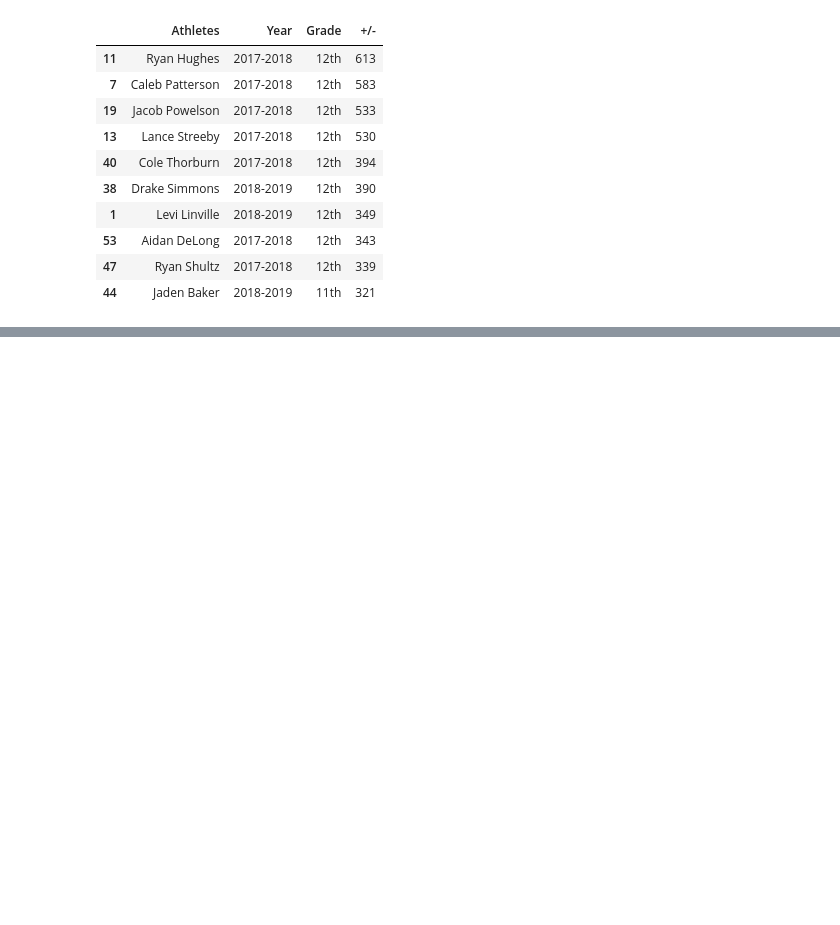
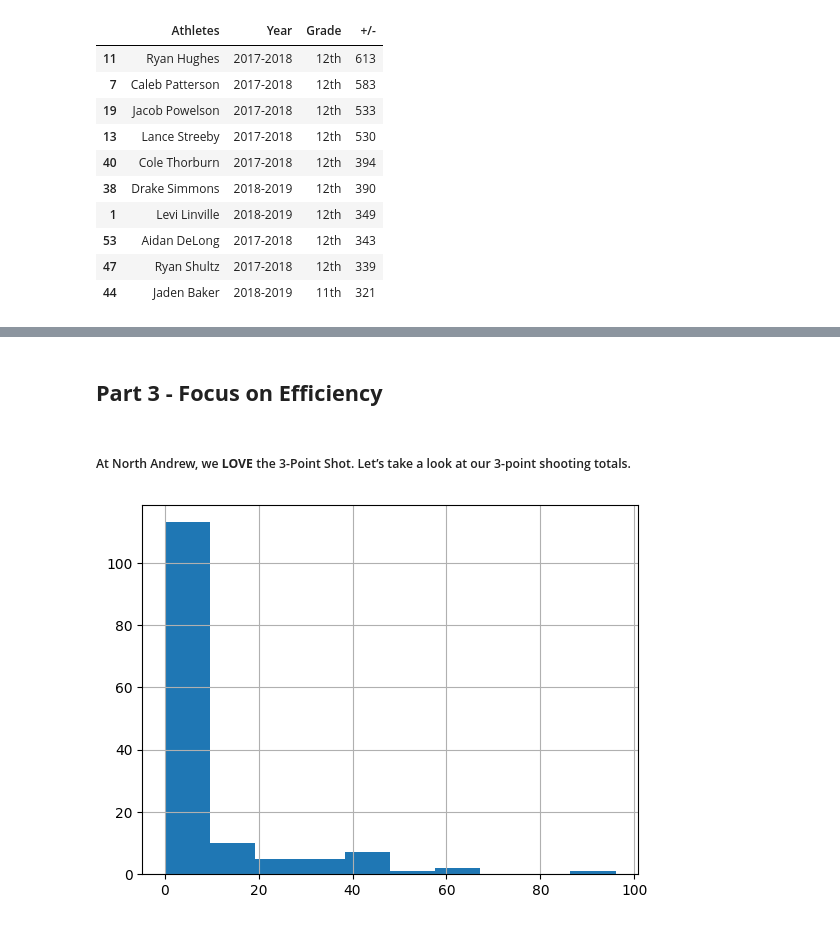
Before and after one commit to WadeBryson/datafun-06-projects, a Jupyter notebook: WadeBryson_Task3_NA_Basketball.ipynb, the cells around one changed output, grey strips where cells are left out. Drawn from its saved outputs; the diff is of its cells as text; code cells hidden in the pictures; blank space fills up the shorter version.

```diff
--- a/WadeBryson_Task3_NA_Basketball.ipynb
+++ b/WadeBryson_Task3_NA_Basketball.ipynb
@@ -94,0 +95,9 @@ clean_PM.nlargest(10, '+/-')
+# %% [markdown]
+## **Part 3 - Focus on Efficiency**
+# %% [markdown]
+##### At North Andrew, we **LOVE** the 3-Point Shot. Let’s take a look at our 3-point shooting totals.
+# %%
+%matplotlib inline
+histogram = Hudl_Era["3FGM"].hist()
+# %% [output]
+[figure, added]
```
Also changed, not shown: parts of 6 cells of this notebook.
